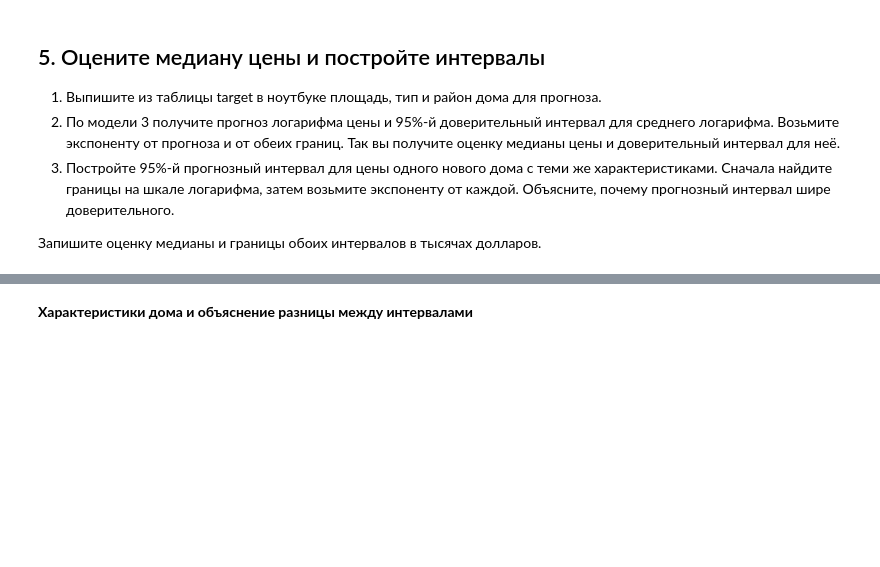
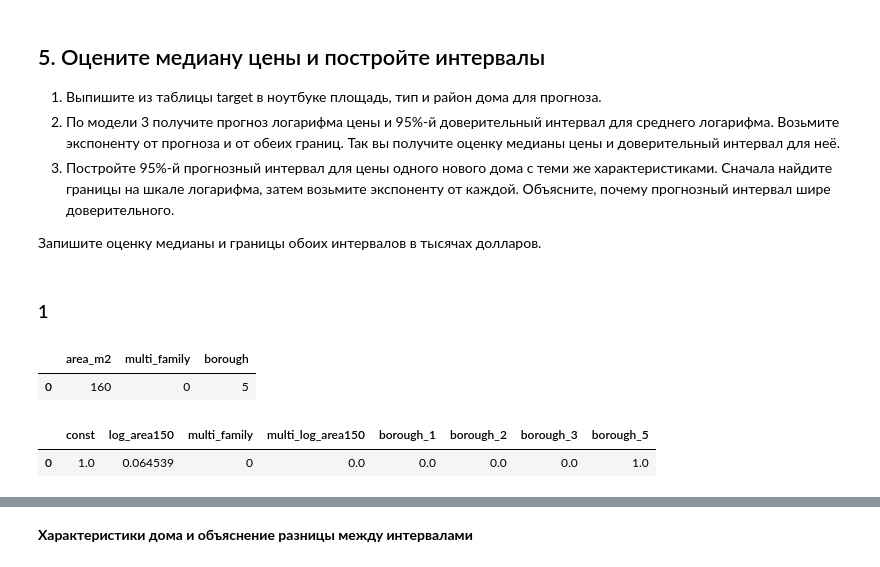
Before and after one commit to Lancet03/Econometrics_homework_1, a Jupyter notebook: ДЗ_01.ipynb, the cells around one changed output, grey strips where cells are left out. Drawn from its saved outputs; the diff is of its cells as text; code cells hidden in the pictures; blank space fills up the shorter version.

```diff
--- a/ДЗ_01.ipynb
+++ b/ДЗ_01.ipynb
@@ -490,7 +490,7 @@ def make_X(area, multi_family, borough=4):
     for j in [1, 2, 3, 5]:
         new[f'borough_{j}'] = (new['borough'] == j).astype(float)
 
-    return sm.add_constant(new[features_3])[X_3.columns]
+    return sm.add_constant(new[features_3], has_constant='add')[X_3.columns]
 # %%
 synthetic_S = 150
 # %% [markdown]
@@ -685,3 +685,21 @@ c0            -0.1441      0.049     -2.936      0.003      -0.240      -0.048
 3. Постройте 95%-й прогнозный интервал для цены одного нового дома с теми же характеристиками. Сначала найдите границы на шкале логарифма, затем возьмите экспоненту от каждой. Объясните, почему прогнозный интервал шире доверительного.
 
 Запишите оценку медианы и границы обоих интервалов в тысячах долларов.
+# %% [markdown]
+### 1
+# %%
+target
+# %% [output]
+|  | area_m2 | multi_family | borough |
+| 0 | 160 | 0 | 5 |
+# %%
+X_target = make_X(
+    area=target['area_m2'],
+    multi_family=target['multi_family'],
+    borough=target['borough'],
+)
+
+X_target
+# %% [output]
+|  | const | log_area150 | multi_family | multi_log_area150 | borough_1 | borough_2 | borough_3 | borough_5 |
+| 0 | 1.0 | 0.064539 | 0 | 0.0 | 0.0 | 0.0 | 0.0 | 1.0 |
```
Also changed, not shown: parts of 12 cells of this notebook.
